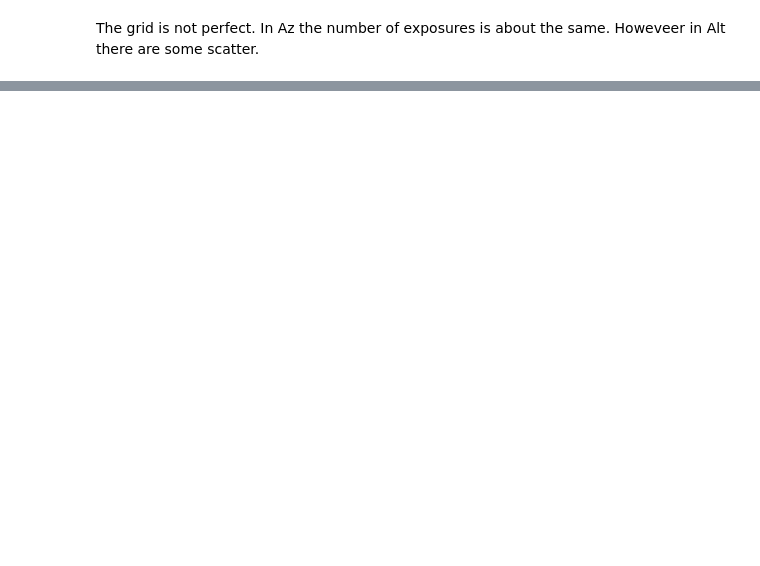
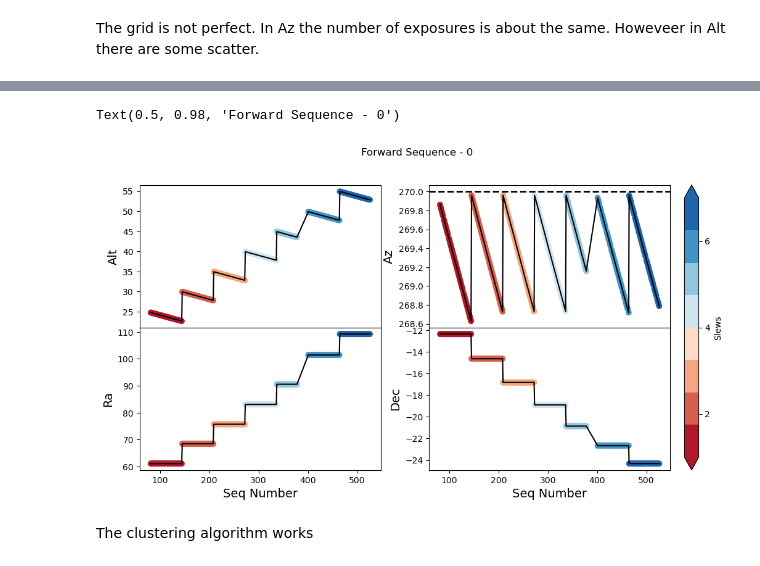
Before and after one commit to estevesjh/ComScratchStuff, a Jupyter notebook: starTracker/slewSettleTests/Mar15_2023_Serpent_Walk.ipynb, the cells around one changed output, grey strips where cells are left out. Saved outputs shown, nothing was run; the diff lists cells and outputs as text; code cells hidden in the pictures; blank space fills up the shorter version.

```diff
--- a/starTracker/slewSettleTests/Mar15_2023_Serpent_Walk.ipynb
+++ b/starTracker/slewSettleTests/Mar15_2023_Serpent_Walk.ipynb
@@ -350,0 +191,9 @@ plt.savefig('jitter_azalt.png',dpi=100)
+# %%
+sequences = [[81,380],[401,528]]
+indices = np.empty((0,), dtype=int)
+for i0, ie in sequences:
+    _indices = np.arange(np.where(df['seq_num']==i0)[0][0], np.where(df['seq_num']==ie)[0][0], 1)
+    indices = np.append(indices, _indices)
+# %%
+# the data for az=240 and el=25, 30, 35, 40, 45
+d1 = df.iloc[indices].copy()
@@ -350,0 +226,49 @@ plt.savefig('jitter_azalt.png',dpi=100)
+# %%
+d1['path'] = 1
+d1['slews'] = clusters
+# %%
+from bokeh.palettes import Magma, Inferno, Plasma, Viridis, Cividis, RdBu
+from matplotlib import colors
+nslews = np.max(clusters)+2
+mycolor = np.flip(RdBu[nslews],0)
+mycolor2 = RdBu[nslews]
+cmap = colors.ListedColormap(mycolor)
+# %%
+fig, (ax1, ax2) = plt.subplots(2,2, figsize=(12,6), sharex='all')
+fig.subplots_adjust(wspace=0.2, hspace=0.)
+
+d1['Alt'].plot(color='k', ax=ax1[0])
+im = ax1[0].scatter(d1.index, d1['Alt'], c=d1['slews']+1., cmap=cmap)
+# for el in [25,30,35,40,45]:
+#     ax1[0].axhline(el, ls='--', color='gray', lw=2)
+
+ax1[0].set_ylabel('Alt',fontsize=14)
+d1['Az'].plot(color='k', ax=ax1[1])
+ax1[1].axhline(270, ls='--', color='k', lw=2)
+im = ax1[1].scatter(d1.index, d1['Az'], c=d1['slews']+1., cmap=cmap)
+
+ax1[0].set_ylabel('Alt',fontsize=14)
+ax1[1].set_ylabel('Az',fontsize=14)
+ax1[1].set_xlabel('Seq Number',fontsize=14)
+ax1[0].set_xlabel('Seq Number',fontsize=14)
+
+d1['Ra'].plot(color='k', ax=ax2[0])
+im = ax2[0].scatter(d1.index, d1['Ra'], c=d1['slews']+1., cmap=cmap)
+d1['Dec'].plot(color='k', ax=ax2[1])
+im = ax2[1].scatter(d1.index, d1['Dec'], c=d1['slews']+1., cmap=cmap)
+
+ax2[0].set_ylabel('Ra',fontsize=14)
+ax2[1].set_ylabel('Dec',fontsize=14)
+ax2[0].set_xlabel('Seq Number',fontsize=14)
+ax2[1].set_xlabel('Seq Number',fontsize=14)
+
+cb = fig.colorbar(im, label='Slews', ax=[ax1[0],ax1[1],ax2[0],ax2[1]], location='right', fraction=0.05, pad=0.025, extend='both')
+cb.ax.locator_params(nbins=5)
+
+fig.suptitle('Forward Sequence - 0')
+# fig.savefig('forward_sequence_0_ra.png', dpi=75)
+# %% [output]
+Text(0.5, 0.98, 'Forward Sequence - 0')
+[figure, added]
+# %% [markdown]
+The clustering algorithm works
```
Also changed, not shown: parts of 61 cells of this notebook, 3 other files.
